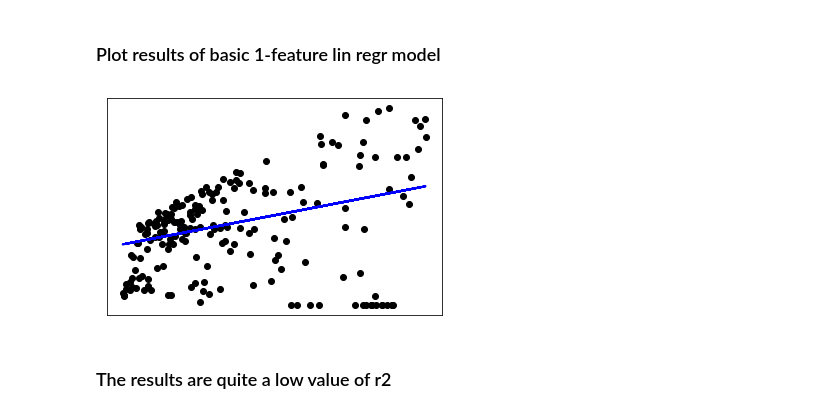
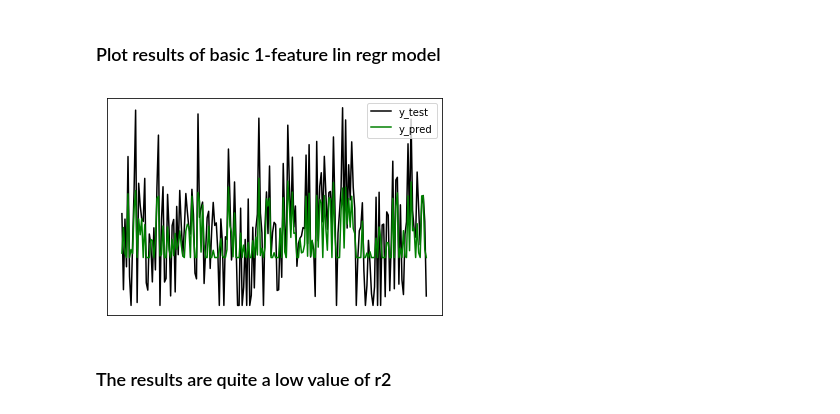
Before and after one commit to vharavu/mlnd-capstone, a Jupyter notebook: battSoC.ipynb, the cells around one changed output. Saved outputs shown, nothing was run; the diff lists cells and outputs as text; code cells hidden in the pictures.

```diff
--- a/battSoC.ipynb
+++ b/battSoC.ipynb
@@ -260,21 +267,3 @@ print(y_test.shape)
 (201,)
 # %% [markdown]
 ### Build a linear regr model to explore possibilities
-# %%
-from sklearn import linear_model
-from sklearn.metrics import mean_squared_error, r2_score
-print(X_train)
-print(X_train[:,0].shape)
-vbat_X_train = X_train[:, np.newaxis, 0]
-print(vbat_X_train.shape)
-vbat_X_test = X_test[:, np.newaxis, 0]
-print(vbat_X_test.shape)
-#print(vbat_X_train)
-
-regr = linear_model.LinearRegression()
-regr.fit(vbat_X_train, y_train)
-y_pred = regr.predict(vbat_X_test)
-
-print("Mean squared error: %.3f" % mean_squared_error(y_test, y_pred))
-# Explained variance score: 1 is perfect prediction
-print('Variance (i.e, r2) score: %.3f' % r2_score(y_test, y_pred))
@@ -296,15 +289,16 @@ Variance (i.e, r2) score: 0.066
 # %%
 import matplotlib.pyplot as plt
 # Plot outputs
-plt.scatter(vbat_X_test, y_test,  color='black')
-plt.plot(vbat_X_test, y_pred, color='blue', linewidth=2)
-
+#plt.scatter(vbat_X_test, y_test,  color='black')
+#plt.plot(vbat_X_test, y_pred, color='blue', linewidth=2)
+plt.plot(y_test, color="black", label='y_test')
+plt.plot(y_pred, color="green", label='y_pred')
 plt.xticks(())
 plt.yticks(())
-
+plt.legend()
 plt.show()
 # %% [output]
-[figure, old version]
+[figure, new version]
 # %% [markdown]
 ### The results are quite a low value of r2
 # %% [markdown]
```
Also changed, not shown: parts of 15 cells of this notebook, 1 other file.
